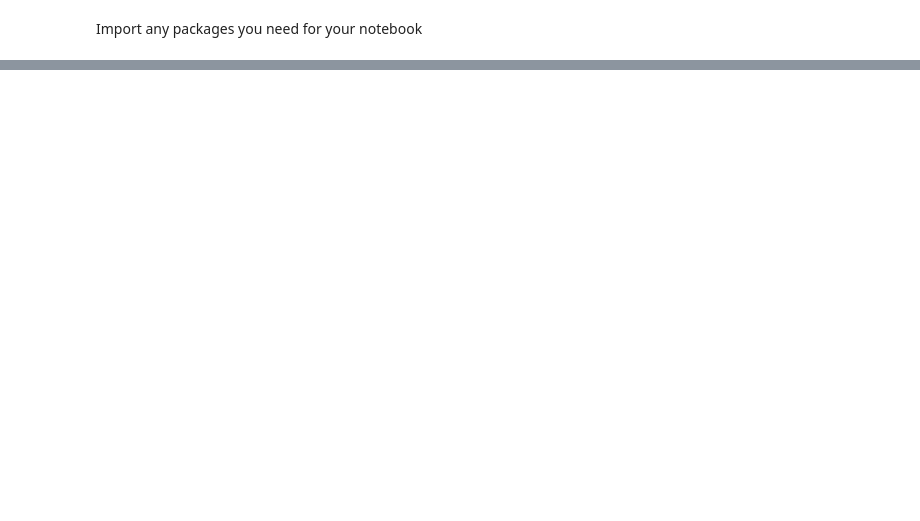
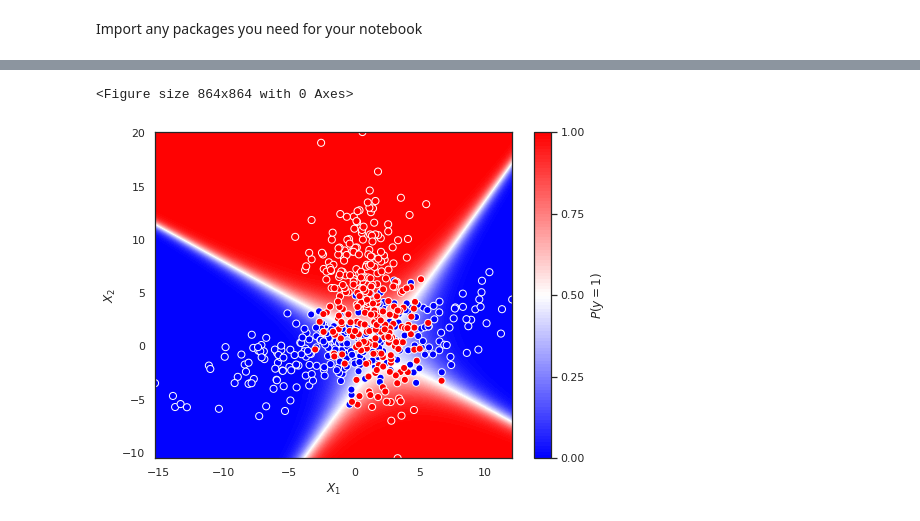
Before and after one commit to afit-csce623-master/template-hw2, a Jupyter notebook: hw2.ipynb, the cells around one changed output, grey strips where cells are left out. Cells and saved outputs as stored; diff of their text form; code cells hidden in the pictures; blank space fills up the shorter version.

```diff
--- a/hw2.ipynb
+++ b/hw2.ipynb
@@ -342,0 +834,12 @@ Optional (not required, but good practice in developing your coding skills):  bu
+# %%
+#STEP 20
+
+#STUDENT CODE - Insert code to plot the classifier overlayed with the dataset
+#---------------------------------------------
+
+#---------------------------------------------
+
+STEP_20_COMPLETE = False
+# %% [output]
+<Figure size 864x864 with 0 Axes>
+[figure, added]
```
Also changed, not shown: parts of 111 cells of this notebook.
